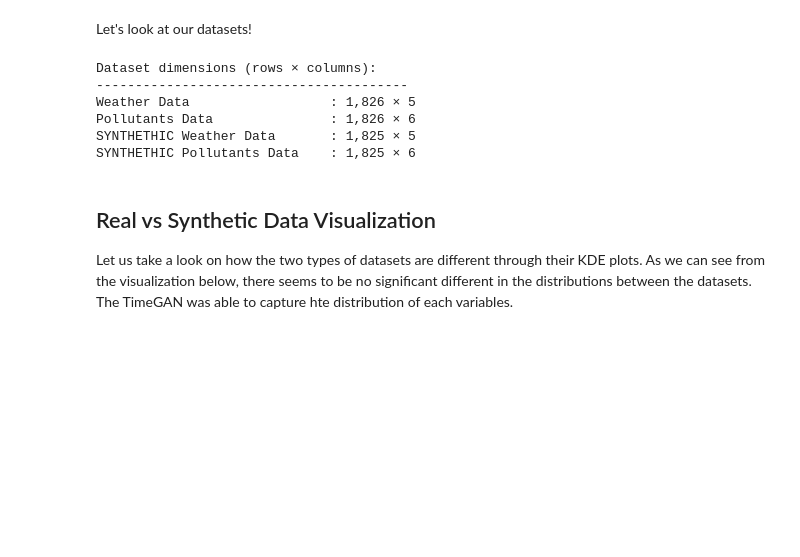
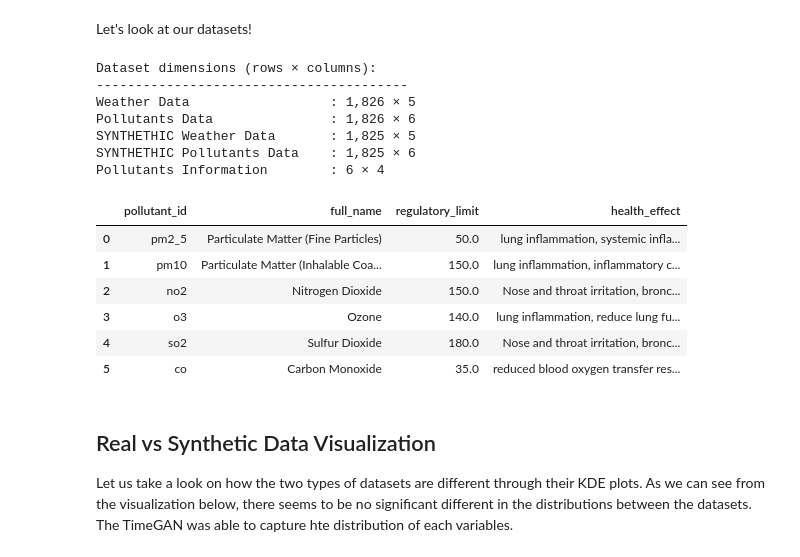
Before and after one commit to rxphaelbihag/Synthetic-Data-Generation, a Jupyter notebook: Synthetic_Data_EDA.ipynb, the cells around one changed output. Drawn from its saved outputs; the diff is of its cells as text; code cells hidden in the pictures; blank space fills up the shorter version.

```diff
--- a/Synthetic_Data_EDA.ipynb
+++ b/Synthetic_Data_EDA.ipynb
@@ -82,6 +88,7 @@ weather_url = "https://raw.githubusercontent.com/rxphaelbihag/Synthetic-Data-Gen
 pollutants_url = "https://raw.githubusercontent.com/rxphaelbihag/Synthetic-Data-Generation/refs/heads/main/data/2018_2022/brgy_agdao_pollutants_2018.csv"
 synth_weather_url = "https://raw.githubusercontent.com/rxphaelbihag/Synthetic-Data-Generation/refs/heads/main/data/2018_2022/synthetic_brgy_agdao_weather_2018.csv"
 synth_pollutants_url = "https://raw.githubusercontent.com/rxphaelbihag/Synthetic-Data-Generation/refs/heads/main/data/2018_2022/synthetic_brgy_agdao_pollutants_2018.csv"
+pollutants_info = "https://raw.githubusercontent.com/rxphaelbihag/Synthetic-Data-Generation/refs/heads/main/data/pollutants_info.csv"
 
 
 # Loading the real datasets to pandas dataframes
@@ -91,6 +98,9 @@ agdao_clim_airqual_df = pd.read_csv(pollutants_url)
 # Loading the synthetic datasets to pandas dataframes
 synth_clim_atmo_df = pd.read_csv(synth_weather_url)
 synth_clim_airqual_df = pd.read_csv(synth_pollutants_url)
+
+# Loading the pollutants info directory
+pollutants_df = pd.read_csv(pollutants_info).iloc[:6]
 
 # Setting date columns as indexes
 synth_clim_atmo_df['date'] = pd.to_datetime(synth_clim_atmo_df['date'])
@@ -125,7 +135,8 @@ datasets_info = {
     'Weather Data': agdao_clim_atmo_df.shape,
     'Pollutants Data': agdao_clim_airqual_df.shape,
     'SYNTHETHIC Weather Data': synth_clim_atmo_df.shape,
-    'SYNTHETHIC Pollutants Data': synth_clim_airqual_df.shape
+    'SYNTHETHIC Pollutants Data': synth_clim_airqual_df.shape,
+    'Pollutants Information': pollutants_df.shape
 }
 
 print("Dataset dimensions (rows × columns):")
@@ -139,6 +150,18 @@ Weather Data                  : 1,826 × 5
 Pollutants Data               : 1,826 × 6
 SYNTHETHIC Weather Data       : 1,825 × 5
 SYNTHETHIC Pollutants Data    : 1,825 × 6
+Pollutants Information        : 6 × 4
+# %%
+# @title
+pollutants_df
+# %% [output]
+|  | pollutant_id | full_name | regulatory_limit | health_effect |
+| 0 | pm2_5 | Particulate Matter (Fine Particles) | 50.0 | lung inflammation, systemic infla... |
+| 1 | pm10 | Particulate Matter (Inhalable Coa... | 150.0 | lung inflammation, inflammatory c... |
+| 2 | no2 | Nitrogen Dioxide | 150.0 | Nose and throat irritation, bronc... |
+| 3 | o3 | Ozone | 140.0 | lung inflammation, reduce lung fu... |
+| 4 | so2 | Sulfur Dioxide | 180.0 | Nose and throat irritation, bronc... |
+| 5 | co | Carbon Monoxide | 35.0 | reduced blood oxygen transfer res... |
 # %% [markdown]
 ## Real vs Synthetic Data Visualization
 
```
Also changed, not shown: parts of 5 cells of this notebook.
